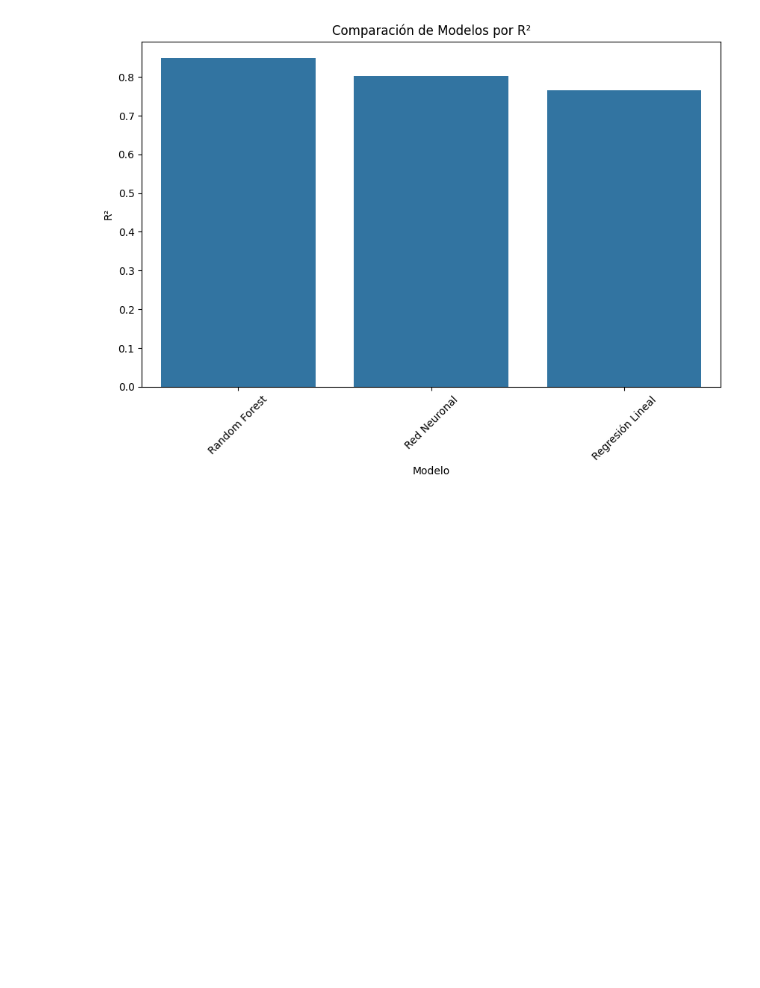
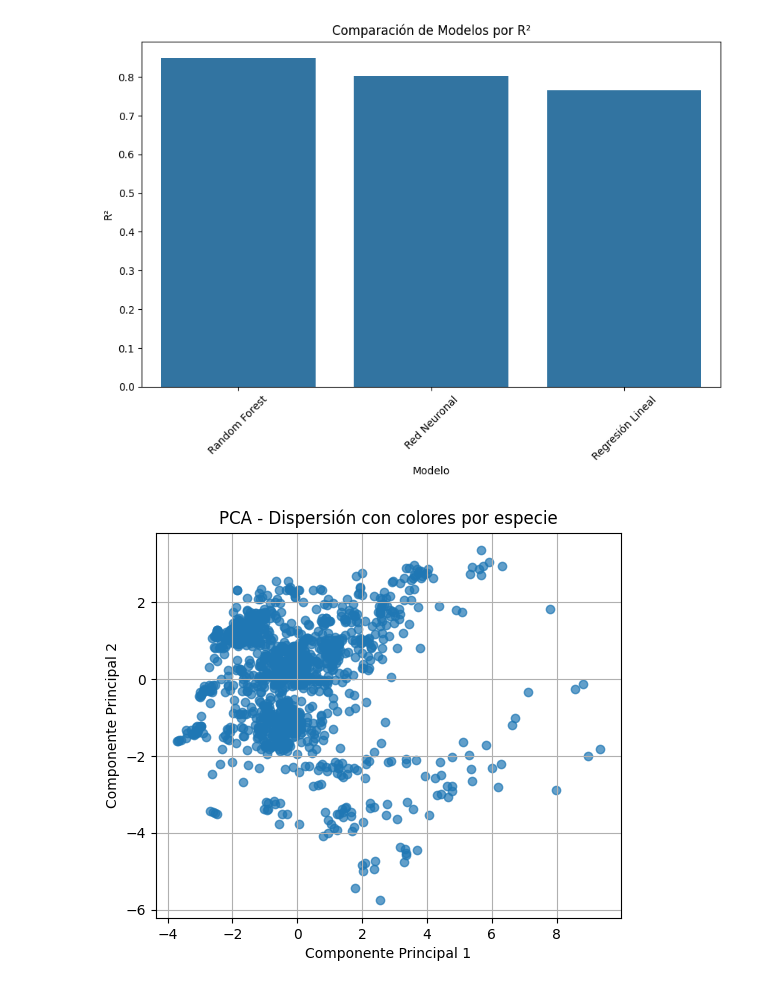
Before and after one commit to JuanLopezAranzazu/proyecto2-3-ciencia-datos, a Jupyter notebook: notebooks/predictive_models.ipynb, the cells around one changed output. Cells and saved outputs as stored; diff of their text form; code cells hidden in the pictures; blank space fills up the shorter version.

Commit message:
Agregando nuevos modelos de prediccion

```diff
--- a/notebooks/predictive_models.ipynb
+++ b/notebooks/predictive_models.ipynb
@@ -327,3 +332,30 @@ plt.xticks(rotation=45)
 plt.show()
 # %% [output]
 [figure]
+# %%
+# Modelos No Supervisados
+
+# Preparación de los datos
+
+scaler = StandardScaler()
+
+# Usar solo las columnas numéricas para el clustering
+numeric_cols = ['Inches', 'Ram', 'Weight', 'Price_euros', 'ScreenW', 'ScreenH', 'CPU_freq', 'PrimaryStorage', 'SecondaryStorage']
+
+data = df[numeric_cols]
+data_scaled = scaler.fit_transform(data)
+
+pca = PCA(n_components=2)
+data_pca = pca.fit_transform(data_scaled)
+
+# ----------- VISUALIZACIÓN DE PCA -----------
+
+plt.figure(figsize=(6, 5))
+plt.scatter(data_pca[:, 0], data_pca[:, 1], alpha=0.7)
+plt.xlabel("Componente Principal 1")
+plt.ylabel("Componente Principal 2")
+plt.title("PCA - Dispersión con colores por especie")
+plt.grid()
+plt.show()
+# %% [output]
+[figure, added]
```
Also changed, not shown: parts of 15 cells of this notebook, 1 other file.
